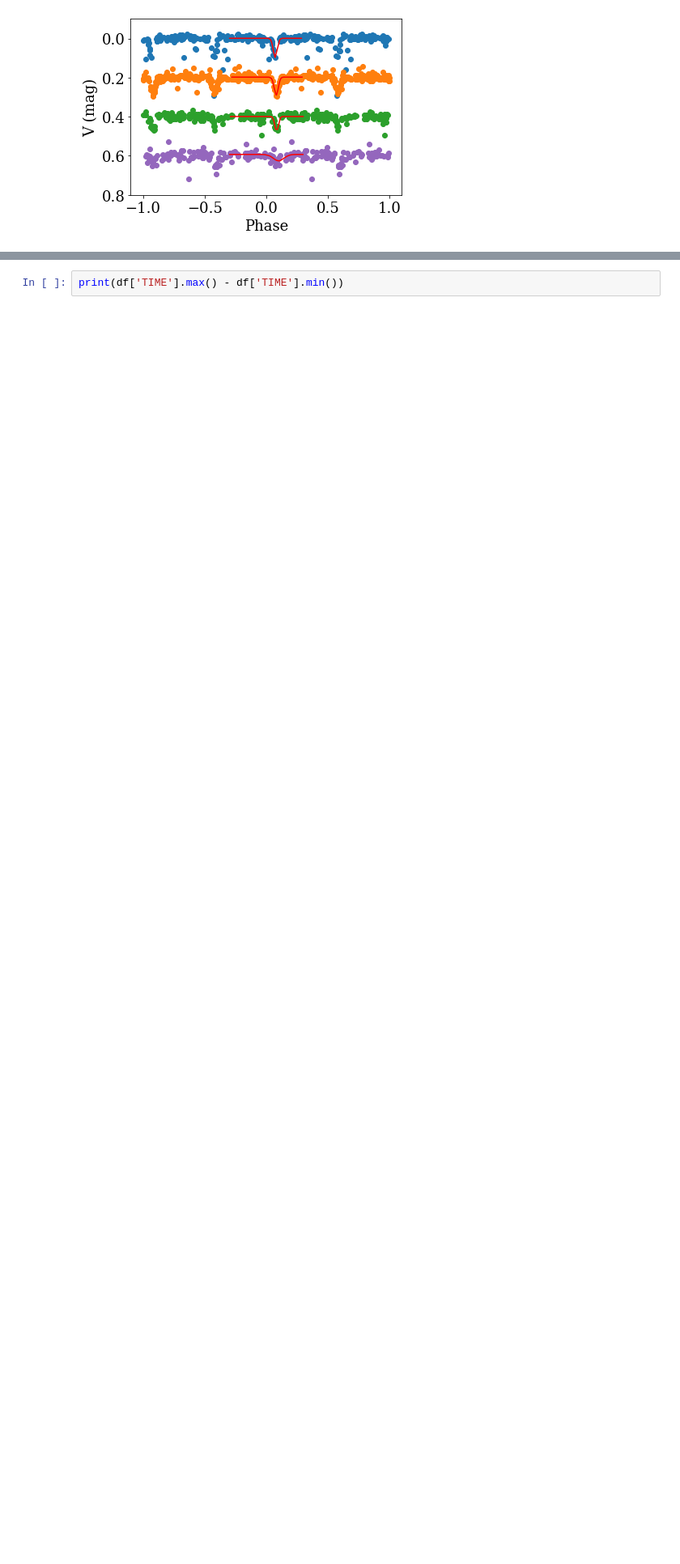
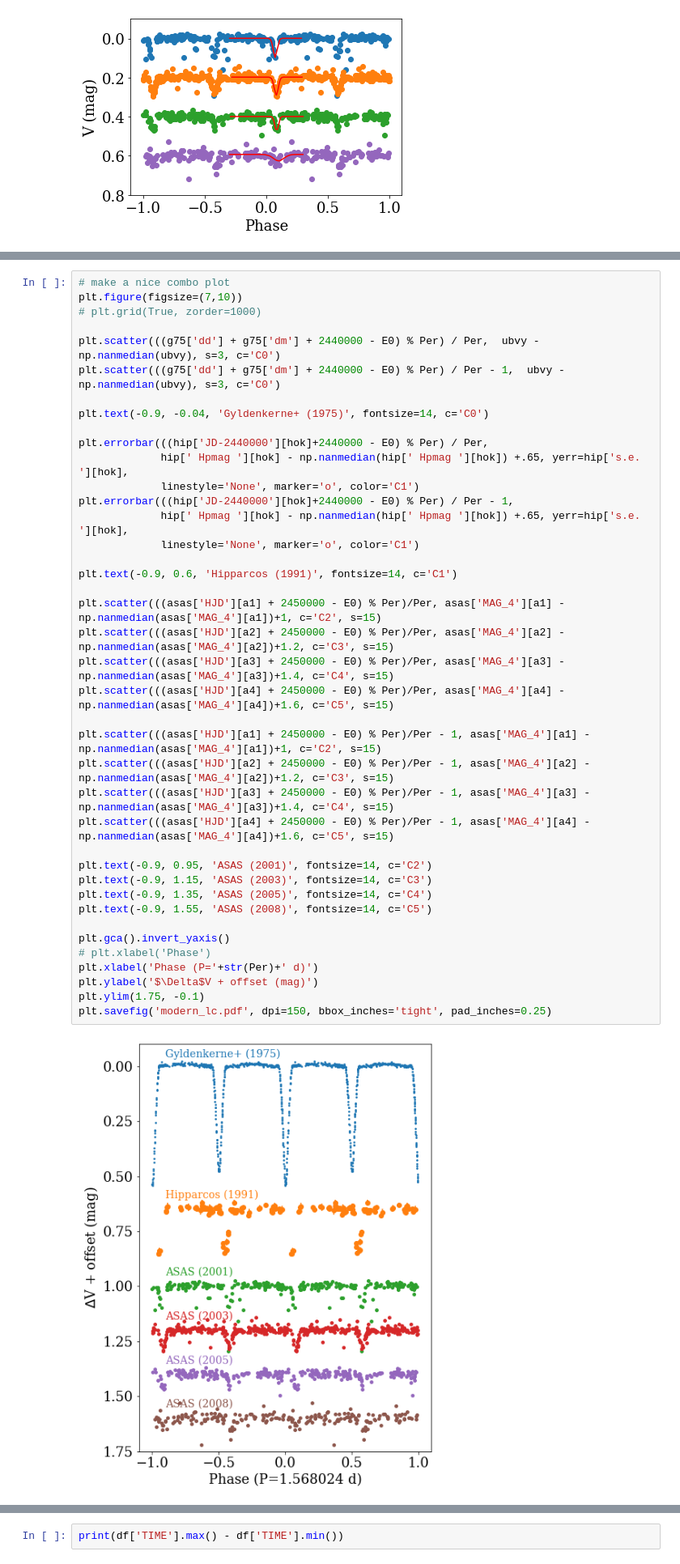
Before and after one commit to jradavenport/HS-Hya, a Jupyter notebook: makeplots.ipynb, the cells around one changed output, grey strips where cells are left out. Shown: that part at 81% size. Saved outputs shown, nothing was run; the diff lists cells and outputs as text; blank space fills up the shorter version.

```diff
--- a/makeplots.ipynb
+++ b/makeplots.ipynb
@@ -527,3 +523,45 @@ plt.savefig('modern_lc.png', dpi=150, bbox_inches='tight', pad_inches=0.25)
+# %%
+# make a nice combo plot
+plt.figure(figsize=(7,10))
+# plt.grid(True, zorder=1000)
+
+plt.scatter(((g75['dd'] + g75['dm'] + 2440000 - E0) % Per) / Per,  ubvy - np.nanmedian(ubvy), s=3, c='C0')
+plt.scatter(((g75['dd'] + g75['dm'] + 2440000 - E0) % Per) / Per - 1,  ubvy - np.nanmedian(ubvy), s=3, c='C0')
+
+plt.text(-0.9, -0.04, 'Gyldenkerne+ (1975)', fontsize=14, c='C0')
+
+plt.errorbar(((hip['JD-2440000'][hok]+2440000 - E0) % Per) / Per,
+             hip[' Hpmag '][hok] - np.nanmedian(hip[' Hpmag '][hok]) +.65, yerr=hip['s.e. '][hok],
+             linestyle='None', marker='o', color='C1')
+plt.errorbar(((hip['JD-2440000'][hok]+2440000 - E0) % Per) / Per - 1,
+             hip[' Hpmag '][hok] - np.nanmedian(hip[' Hpmag '][hok]) +.65, yerr=hip['s.e. '][hok],
+             linestyle='None', marker='o', color='C1')
+
+plt.text(-0.9, 0.6, 'Hipparcos (1991)', fontsize=14, c='C1')
+
+plt.scatter(((asas['HJD'][a1] + 2450000 - E0) % Per)/Per, asas['MAG_4'][a1] - np.nanmedian(asas['MAG_4'][a1])+1, c='C2', s=15)
+plt.scatter(((asas['HJD'][a2] + 2450000 - E0) % Per)/Per, asas['MAG_4'][a2] - np.nanmedian(asas['MAG_4'][a2])+1.2, c='C3', s=15)
+plt.scatter(((asas['HJD'][a3] + 2450000 - E0) % Per)/Per, asas['MAG_4'][a3] - np.nanmedian(asas['MAG_4'][a3])+1.4, c='C4', s=15)
+plt.scatter(((asas['HJD'][a4] + 2450000 - E0) % Per)/Per, asas['MAG_4'][a4] - np.nanmedian(asas['MAG_4'][a4])+1.6, c='C5', s=15)
+
+plt.scatter(((asas['HJD'][a1] + 2450000 - E0) % Per)/Per - 1, asas['MAG_4'][a1] - np.nanmedian(asas['MAG_4'][a1])+1, c='C2', s=15)
+plt.scatter(((asas['HJD'][a2] + 2450000 - E0) % Per)/Per - 1, asas['MAG_4'][a2] - np.nanmedian(asas['MAG_4'][a2])+1.2, c='C3', s=15)
+plt.scatter(((asas['HJD'][a3] + 2450000 - E0) % Per)/Per - 1, asas['MAG_4'][a3] - np.nanmedian(asas['MAG_4'][a3])+1.4, c='C4', s=15)
+plt.scatter(((asas['HJD'][a4] + 2450000 - E0) % Per)/Per - 1, asas['MAG_4'][a4] - np.nanmedian(asas['MAG_4'][a4])+1.6, c='C5', s=15)
+
+plt.text(-0.9, 0.95, 'ASAS (2001)', fontsize=14, c='C2')
+plt.text(-0.9, 1.15, 'ASAS (2003)', fontsize=14, c='C3')
+plt.text(-0.9, 1.35, 'ASAS (2005)', fontsize=14, c='C4')
+plt.text(-0.9, 1.55, 'ASAS (2008)', fontsize=14, c='C5')
+
+plt.gca().invert_yaxis()
+# plt.xlabel('Phase')
+plt.xlabel('Phase (P='+str(Per)+' d)')
+plt.ylabel('$\Delta$V + offset (mag)')
+plt.ylim(1.75, -0.1)
+plt.savefig('modern_lc.pdf', dpi=150, bbox_inches='tight', pad_inches=0.25)
+# %% [output]
+[figure, added]
 # %% [markdown]
 ## TESS
 The FUTURE... and also the final eclipses for this system.
```
Also changed, not shown: parts of 14 cells of this notebook, 1 other file.
